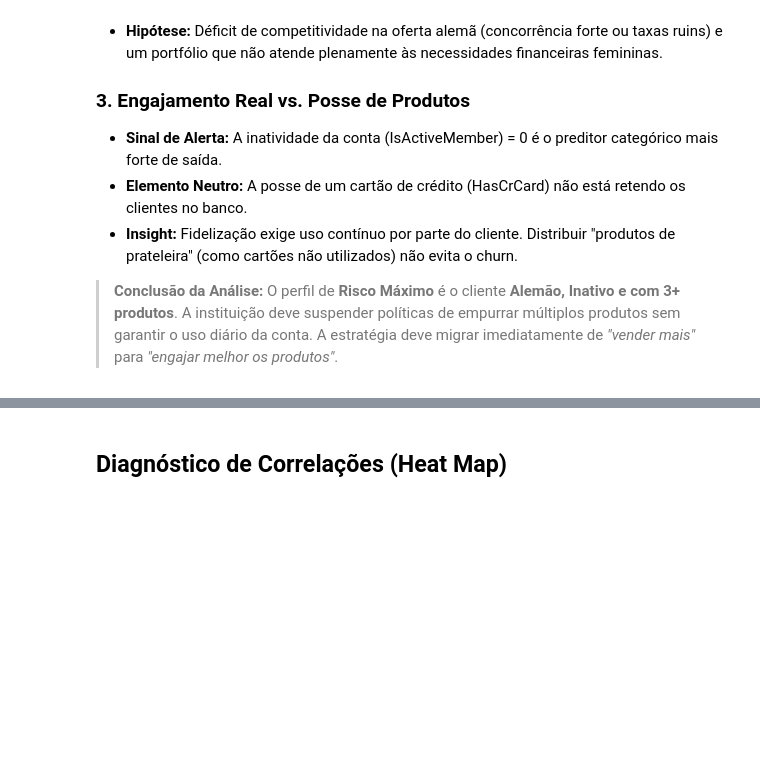
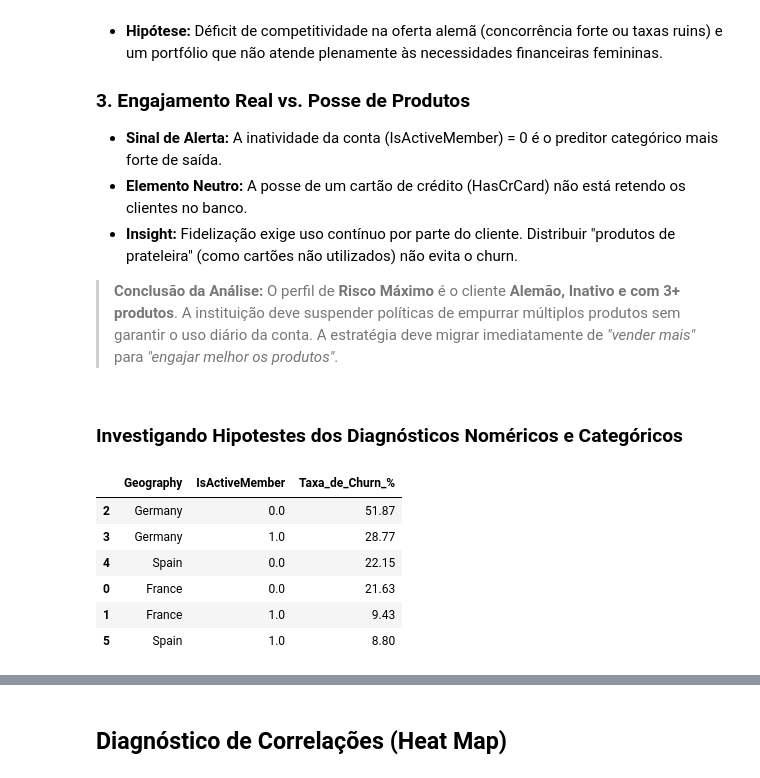
Before and after one commit to GabrielSenkovski/Bank_Churn_Model, a Jupyter notebook: Notebooks/Churn_EDA.ipynb, the cells around one changed output, grey strips where cells are left out. Cells and saved outputs as stored; diff of their text form; code cells hidden in the pictures; blank space fills up the shorter version.

```diff
--- a/Notebooks/Churn_EDA.ipynb
+++ b/Notebooks/Churn_EDA.ipynb
@@ -508,3 +508,23 @@ plotar_distribuicao_categorica(df_train, cols_cat)
 * **Insight:** Fidelização exige uso contínuo por parte do cliente. Distribuir "produtos de prateleira" (como cartões não utilizados) não evita o churn.
 
 > **Conclusão da Análise:** O perfil de **Risco Máximo** é o cliente **Alemão, Inativo e com 3+ produtos**. A instituição deve suspender políticas de empurrar múltiplos produtos sem garantir o uso diário da conta. A estratégia deve migrar imediatamente de *"vender mais"* para *"engajar melhor os produtos"*.
+# %% [markdown]
+### Investigando Hipotestes dos Diagnósticos Noméricos e Categóricos
+# %%
+# Calcula a taxa média de evasão (churn rate) para o cruzamento das duas variáveis
+prova_matematica = df_train.groupby(['Geography', 'IsActiveMember'])['Exited'].mean().reset_index()
+
+# Converte para porcentagem para facilitar a leitura
+prova_matematica['Taxa_de_Churn_%'] = (prova_matematica['Exited'] * 100).round(2)
+
+# Exibe os resultados ordenados pelo maior risco
+prova_matematica = prova_matematica.sort_values(by='Taxa_de_Churn_%', ascending=False)
+display(prova_matematica[['Geography', 'IsActiveMember', 'Taxa_de_Churn_%']])
+# %% [output]
+|  | Geography | IsActiveMember | Taxa_de_Churn_% |
+| 2 | Germany | 0.0 | 51.87 |
+| 3 | Germany | 1.0 | 28.77 |
+| 4 | Spain | 0.0 | 22.15 |
+| 0 | France | 0.0 | 21.63 |
+| 1 | France | 1.0 | 9.43 |
+| 5 | Spain | 1.0 | 8.80 |
```
Also changed, not shown: parts of 3 cells of this notebook, 1 other file.
